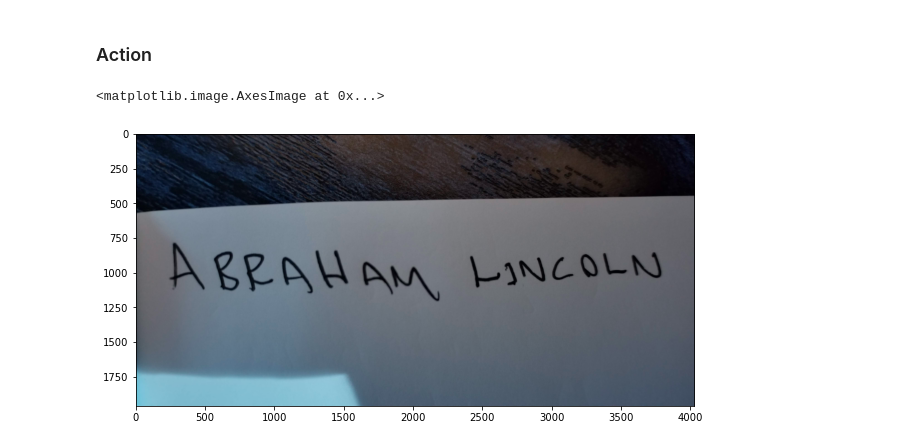
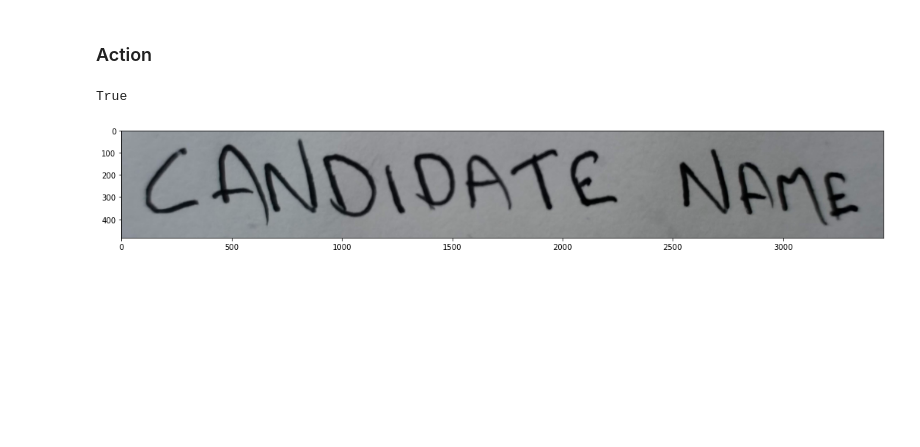
Before and after one commit to monolith1/Handwritten-OCR-for-WriteIn-Resolution, a Jupyter notebook: app.ipynb, the cells around one changed output. Drawn from its saved outputs; the diff is of its cells as text; code cells hidden in the pictures; blank space fills up the shorter version.

Commit message:
Jan 25 Update 6
- folder organization
- small updates to readme
- additional test_images

```diff
--- a/app.ipynb
+++ b/app.ipynb
@@ -12,7 +12,7 @@ import matplotlib.pyplot as plt
 ### Global Variables and Functions
 # %%
 # Define path to target image
-target_path = 'data/test_images/5.jpg'
+target_path = 'data/test_images/9.jpg'
 
 # Load image
 img = cv2.imread(target_path)
@@ -211,10 +211,11 @@ def result(pred_name, target_names=target_names, min_sim=min_sim):
 # %% [markdown]
 ### Action
 # %%
-plt.figure(figsize = (18,5))
+plt.figure(figsize = (18,8))
 plt.imshow(img)
+cv2.imwrite('data/test_images/9-Img.jpg', img)
 # %% [output]
-<matplotlib.image.AxesImage at 0x...>
+True
-[figure, old version]
+[figure, new version]
 # %%
 blurred = preprocess(img)
```
Also changed, not shown: parts of 7 cells of this notebook, 24 other files.
